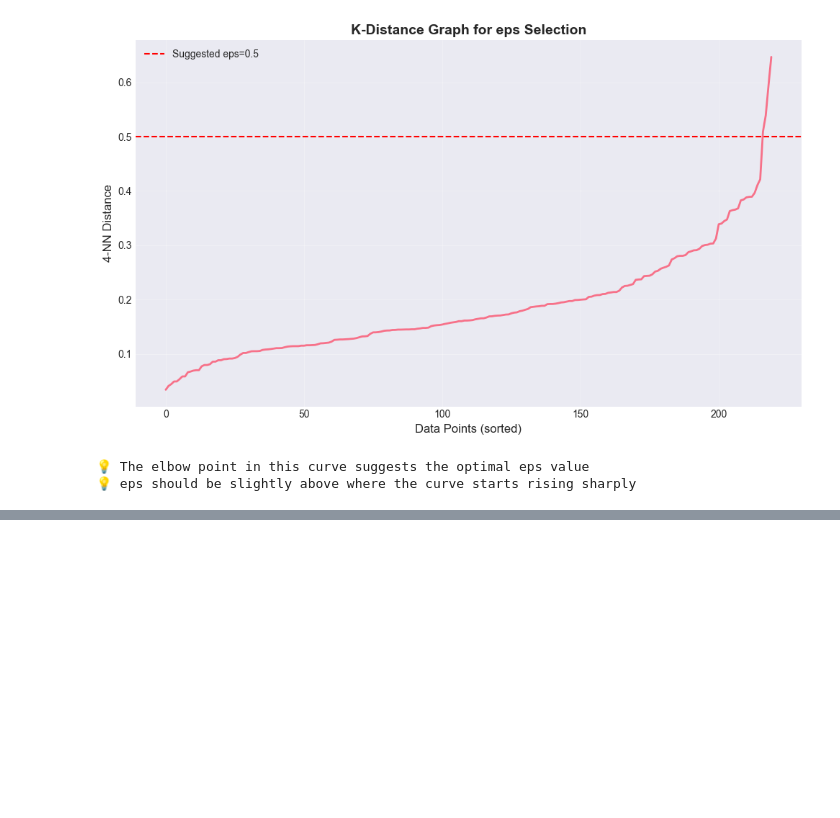
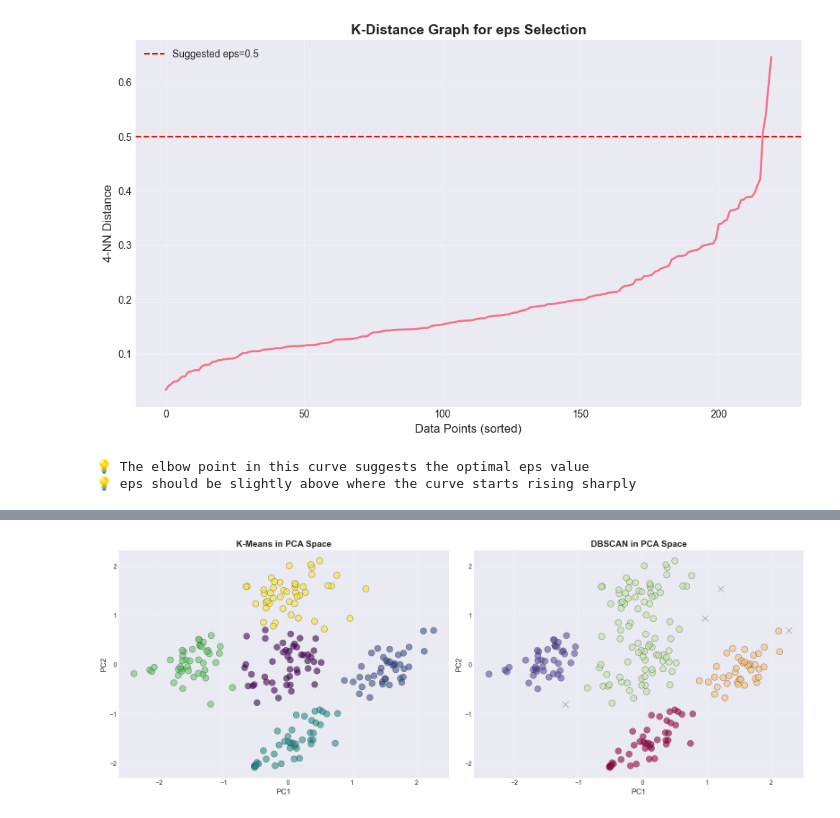
Before and after one commit to harshaiml/aiml-daily-practice, a Jupyter notebook: notebooks/IM Session 39 - Clustering in Practice/Clustering-practice.ipynb, the cells around one changed output, grey strips where cells are left out. Cells and saved outputs as stored; diff of their text form; code cells hidden in the pictures; blank space fills up the shorter version.

```diff
--- a/notebooks/IM Session 39 - Clustering in Practice/Clustering-practice.ipynb
+++ b/notebooks/IM Session 39 - Clustering in Practice/Clustering-practice.ipynb
@@ -289,3 +289,11 @@ print('💡 eps should be slightly above where the curve starts rising sharply')
 [figure]
 💡 The elbow point in this curve suggests the optimal eps value
 💡 eps should be slightly above where the curve starts rising sharply
+# %%
+silhouette_scores = []
+
+for k in range(2,11):
+  kmeans = KMeans(n_clusters=k,init="k-means++",random_state=42)
+  labels = kmeans.fit_predict(X_scaled)
+  score = silhouette_score(X_scaled,labels)
+  silhouette_scores.append(score)
@@ -291,0 +544,36 @@ print('💡 eps should be slightly above where the curve starts rising sharply')
+# %%
+# Visualize in PCA space
+fig, axes = plt.subplots(1, 2, figsize=(16, 6))
+
+# K-Means in PCA space
+axes[0].scatter(X_pca[:, 0], X_pca[:, 1], c=kmeans_labels,
+                cmap='viridis', s=100, alpha=0.6,
+                edgecolors='black', linewidth=0.5)
+axes[0].set_xlabel('PC1', fontsize=12)
+axes[0].set_ylabel('PC2', fontsize=12)
+axes[0].set_title('K-Means in PCA Space', fontsize=14, fontweight='bold')
+axes[0].grid(True, alpha=0.3)
+
+# DBSCAN in PCA space
+for k in set(dbscan_labels):
+    if k == -1:
+        col = 'black'
+        marker = 'x'
+    else:
+        col = plt.cm.Spectral(k / max(set(dbscan_labels)))
+        marker = 'o'
+
+    mask = (dbscan_labels == k)
+    axes[1].scatter(X_pca[mask, 0], X_pca[mask, 1],
+                    c=[col], marker=marker, s=100, alpha=0.6,
+                    edgecolors='black', linewidth=0.5)
+
+axes[1].set_xlabel('PC1', fontsize=12)
+axes[1].set_ylabel('PC2', fontsize=12)
+axes[1].set_title('DBSCAN in PCA Space', fontsize=14, fontweight='bold')
+axes[1].grid(True, alpha=0.3)
+
+plt.tight_layout()
+plt.show()
+# %% [output]
+[figure, added]
```
Also changed, not shown: parts of 9 cells of this notebook, 1 other file.
